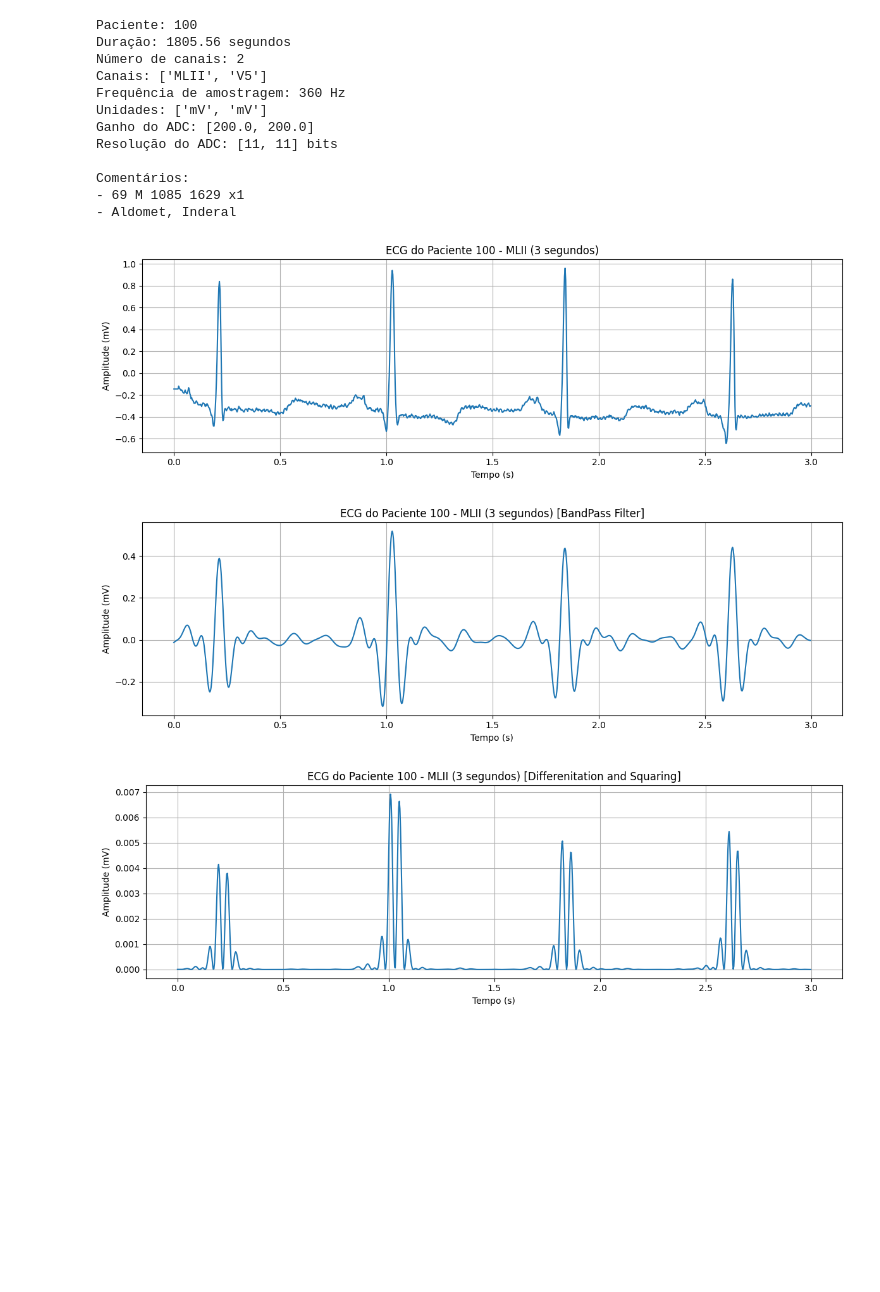
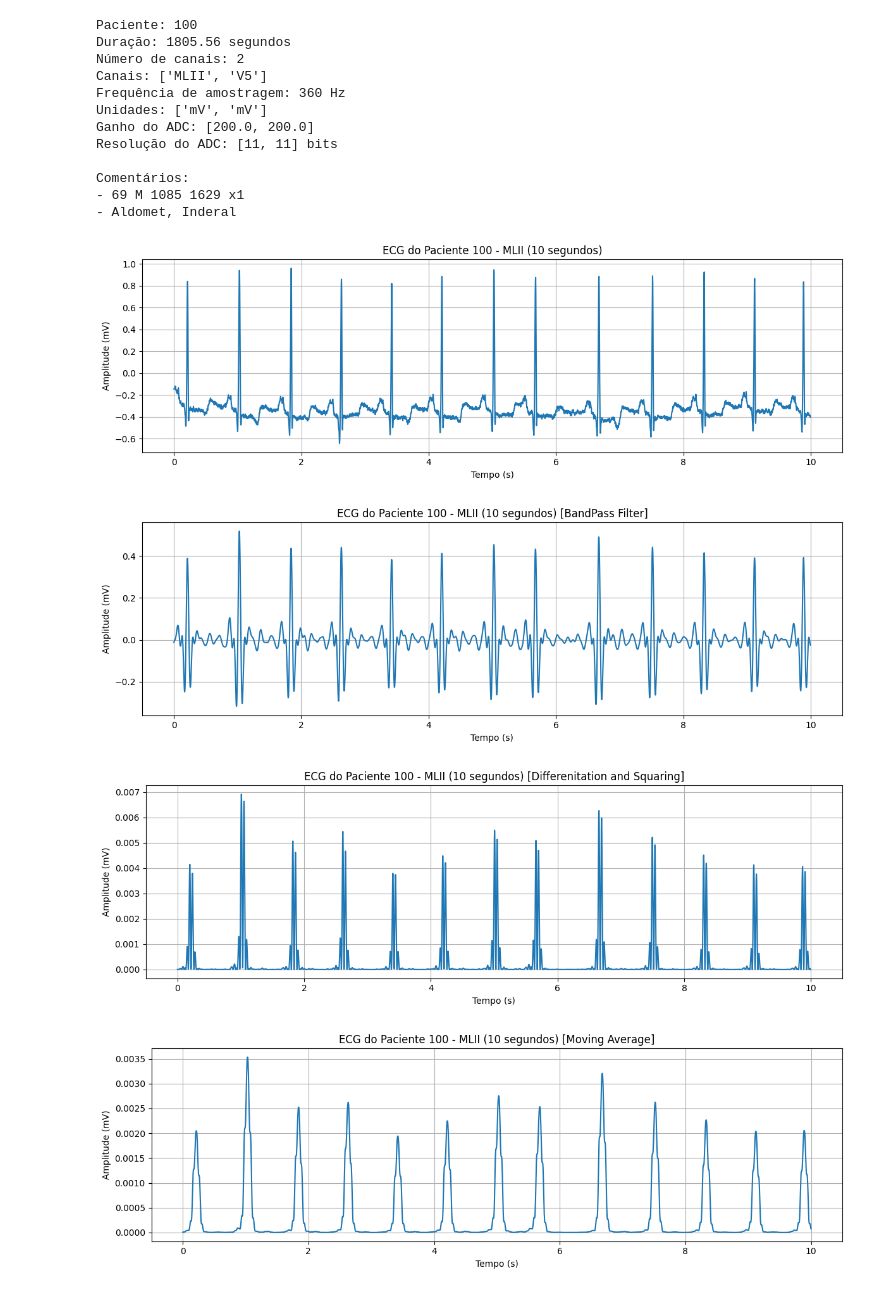
Before and after one commit to marcosgabrielsr/ecg-signal-analysis, a Jupyter notebook: ecg_signal.ipynb, the cells around one changed output. Drawn from its saved outputs; the diff is of its cells as text; code cells hidden in the pictures; blank space fills up the shorter version.

```diff
--- a/ecg_signal.ipynb
+++ b/ecg_signal.ipynb
@@ -44,19 +44,29 @@ import pandas as pd
 import os
 # %%
 # Função para imprimir um intervalo de x segundos do eletrocardiograma
-def plot_ecg(nome_registro, sinal_ecg, fs, duracao, n_amostras, info=None):
+def plot_ecg(nome_registro, sinal_ecg, fs, duracao, n_amostras, info="", qrs_peaks=None):
     # Recorte do sinal e do tempo
     sinal_ds = sinal_ecg[:n_amostras]
     tempo_ds = np.arange(n_amostras) / fs
 
     # atualizando título para caso queira descrever o filtro utilizado
     titulo = f'ECG do Paciente {nome_registro} - MLII ({duracao} segundos)'
-    if info != None:
+    if info != "":
         titulo += f' [{info}]'
 
     # Plotando dados
     plt.figure(figsize=(12, 4))
     plt.plot(tempo_ds, sinal_ds)
+
+    if qrs_peaks is not None:
+        picos_filtrados = [peak for peak in qrs_peaks if peak < n_amostras]
+        tempos_picos = np.array(picos_filtrados) / fs
+
+        for t in tempos_picos:
+            plt.axvline(x=t, color='red', linestyle='--')
+
+        plt.plot(tempos_picos, sinal_ds[picos_filtrados], 'ro')
+
     plt.title(titulo)
     plt.xlabel('Tempo (s)')
     plt.ylabel('Amplitude (mV)')
@@ -133,23 +158,24 @@ Comentários:
 # %%
 # Carregando o sinal do ecg [canal 0: "MLII"] e sua frequência de amostragem
 sinal_ecg = registro.p_signal[:, 0]
 fs = registro.fs
 
 # Duração desejada em segundos
-duracao = 3
+duracao = 10
 n_amostras = int(fs * duracao)
 
 # Aplicando etapas do Pan-Tompkins
 bp_sinal_ecg = band_pass(sinal_ecg, fs)
 dif_sinal_ecg = differentiate(bp_sinal_ecg)
 ma_sinal_ecg = moving_average(dif_sinal_ecg)
 
 # Plotando sinais
 plot_ecg(nome_registro, sinal_ecg, fs, duracao, n_amostras)
 plot_ecg(nome_registro, bp_sinal_ecg, fs, duracao, n_amostras, info="BandPass Filter")
 plot_ecg(nome_registro, dif_sinal_ecg, fs, duracao, n_amostras, info="Differenitation and Squaring")
 plot_ecg(nome_registro, ma_sinal_ecg, fs, duracao, n_amostras, info="Moving Average")
 # %% [output]
-[figure, old version]
+[figure, new version]
-[figure, old version]
+[figure, new version]
-[figure, old version]
+[figure, new version]
+[figure, added]
```
Also changed, not shown: parts of 4 cells of this notebook.
